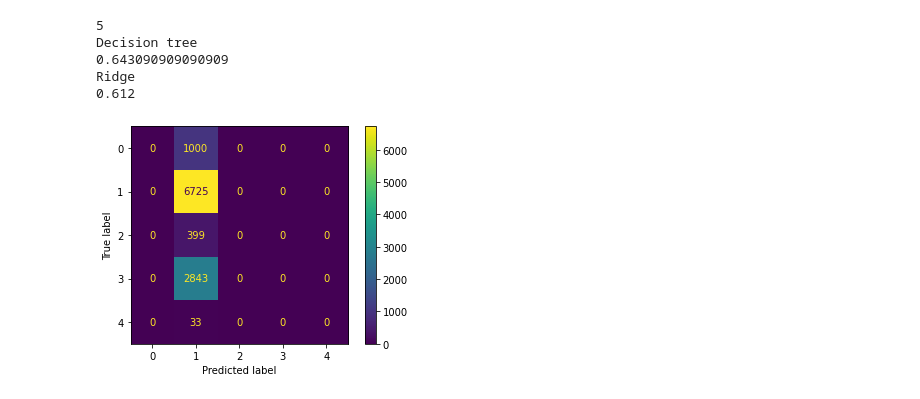
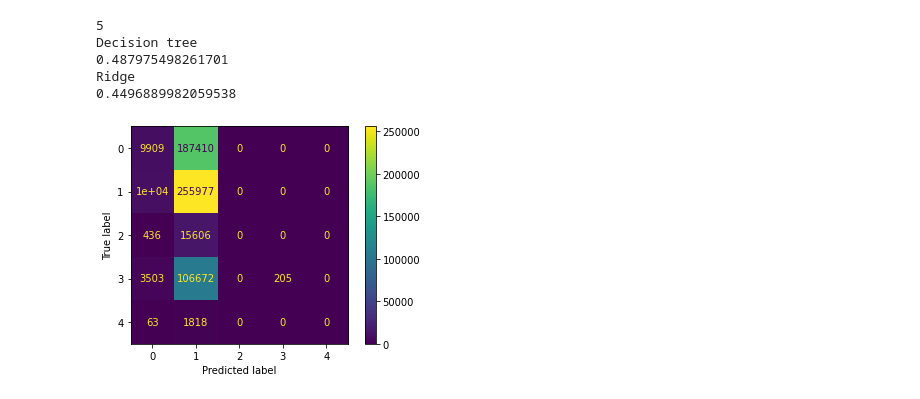
Before and after one commit to cwwalsh/machine-learning-project, a Jupyter notebook: project.ipynb, the cells around one changed output. Drawn from its saved outputs; the diff is of its cells as text; code cells hidden in the pictures.

```diff
--- a/project.ipynb
+++ b/project.ipynb
@@ -226,11 +209,16 @@ from sklearn.linear_model import RidgeClassifier
 import matplotlib
 import matplotlib.pyplot as plt
 from sklearn.model_selection import cross_val_score
+from sklearn.ensemble import RandomForestClassifier
+from sklearn.metrics import classification_report
+from sklearn.metrics import plot_confusion_matrix
+from sklearn.neighbors import KNeighborsClassifier
 
 UNREST_COLUMNS = ["EVENT_ID_CNTY",
                 "EVENT_DATE",
                 "EVENT_TYPE",
                 "REGION",
+
                 "FATALITIES",
                 "TIMESTAMP"]
 
@@ -261,6 +249,15 @@ def replaceDict(dataFrame, column):
     vals = serialize(dataFrame, column)
     return dict(zip(dataFrame[column].unique(), vals))
 
+def oneToOne(df, column):
+    count = []
+    ret = []
+    count = [df[column == val].shape[0] for val in df.column.unique()]
+    count.sort()
+    for val in df.column.unique():
+        ret.append(df[column == val].sample(count[0]))
+    return count
+
 def randomSample():
     #Read in data from files
     unrest_df = pd.read_csv("./coronavirus_Oct31.csv")
@@ -290,9 +287,9 @@ def randomSample():
     #issueType = merge['EVENT_TYPE']
     #Serialize the data and return it as the expected values for training
     #issueType = issueType.replace(replaceDict(unrest_df, "EVENT_TYPE"))
-    notPeaceful = merge[merge.EVENT_TYPE != 'Protests'].sample(10000)
+    notPeaceful = merge[merge.EVENT_TYPE != 'Protests']
 
-    peaceful = merge[merge.EVENT_TYPE == 'Protests'].sample(notPeaceful.shape[0]//10)
+    peaceful = merge[merge.EVENT_TYPE == 'Protests'].sample(notPeaceful.shape[0]//2)
 
     full = notPeaceful.append(peaceful)
     result = full.sample(full.shape[0])
@@ -334,84 +331,42 @@ ridge = RidgeClassifier(alpha=1/(2*0.01))
 ridge.fit(trainingDataNormal, issueType)
 plot_confusion_matrix(ridge, trainingDataNormal, issueType)
 plt.show()
-
+print(classification_report(issueType, ridgePred))
 
 ridge_mean_acc = []
 ridge_std_acc = []
 ridge_mean_prec = []
 ridge_std_prec = []
 ridge_c = [0.01,0.1,1,10,100]
 for C in ridge_c:
     testModel = RidgeClassifier(alpha=1/(2*C))
     tmpAcc = cross_val_score(testModel, trainingDataNormal, issueType, scoring="accuracy")
     ridge_mean_acc.append(tmpAcc.mean())
     ridge_std_acc.append(tmpAcc.std())
     tmpPrec = cross_val_score(testModel, trainingDataNormal, issueType, scoring=make_scorer(multiPrecision))
     ridge_mean_prec.append(tmpPrec.mean())
     ridge_std_prec.append(tmpPrec.std())
 
 plt.errorbar(ridge_c, ridge_mean_prec, yerr=ridge_std_prec)
 plt.errorbar(ridge_c, ridge_mean_acc, yerr=ridge_std_acc)
 plt.legend(['Precision', 'Accuracy'])
 plt.title("Ridge C")
 plt.xlabel("C");plt.ylabel("Accuracy/Precision")
 plt.show()
 
-tree_mean_acc = []
-tree_std_acc = []
-tree_mean_prec = []
-tree_std_prec = []
-tree_c = [3,5,7,11,13,15]
-'''for C in tree_c:
-    testModel = DecisionTreeClassifier(max_depth=C)
-    tmpAcc = cross_val_score(testModel, trainingDataNormal, issueType, scoring="accuracy")
-    tree_mean_acc.append(tmpAcc.mean())
-    tree_std_acc.append(tmpAcc.std())
-    tmpPrec = cross_val_score(testModel, trainingDataNormal, issueType, scoring=make_scorer(multiPrecision))
-    tree_mean_prec.append(tmpPrec.mean())
-    tree_std_prec.append(tmpPrec.std())
-
-plt.errorbar(tree_c, tree_mean_prec, yerr=tree_std_prec)
-plt.errorbar(tree_c, tree_mean_acc, yerr=tree_std_acc)
-plt.legend(['Precision', 'Accuracy'])
-plt.title("Tree Depth")
-plt.xlabel("Depth");plt.ylabel("Accuracy/Precision")
-plt.show()
-'''
-
-knn = KNeighborsClassifier(5)
-knn.fit(trainingDataNormal, issueType)
-ridgePred = knn.predict(trainingDataNormal)
-ridgePredGen = knn.predict(generalizedTestNormal)
-print("KNN")
+tree = RandomForestClassifier()
+tree.fit(trainingDataNormal, issueType)
+ridgePred = tree.predict(trainingDataNormal)
+#ridgePredGen = tree.predict(generalizedTestNormal)
+print("Random Forest")
 print(precision_score(issueType, ridgePred, average="micro"))
 #print(precision_score(issueType2, ridgePredGen, average="micro"))
-plot_confusion_matrix(knn, trainingDataNormal, issueType)
+plot_confusion_matrix(tree, trainingDataNormal, issueType)
 plt.show()
-tree_mean_acc = []
-tree_std_acc = []
-tree_mean_prec = []
-tree_std_prec = []
-k = [3,5,7,11,13,15]
-for C in k:
-    testModel = KNeighborsClassifier(C)
-    tmpAcc = cross_val_score(testModel, trainingDataNormal, issueType, scoring="accuracy")
-    tree_mean_acc.append(tmpAcc.mean())
-    tree_std_acc.append(tmpAcc.std())
-    tmpPrec = cross_val_score(testModel, trainingDataNormal, issueType, scoring=make_scorer(multiPrecision))
-    tree_mean_prec.append(tmpPrec.mean())
-    tree_std_prec.append(tmpPrec.std())
-
-plt.errorbar(tree_c, tree_mean_prec, yerr=tree_std_prec)
-plt.errorbar(tree_c, tree_mean_acc, yerr=tree_std_acc)
-plt.legend(['Precision', 'Accuracy'])
-plt.title("Tree Depth")
-plt.xlabel("Depth");plt.ylabel("Accuracy/Precision")
-plt.show()
 # %% [output]
 5
 Decision tree
-0.643090909090909
+0.487975498261701
 Ridge
-0.612
+0.4496889982059538
-[figure, old version]
+[figure, new version]
```
Also changed, not shown: parts of 3 cells of this notebook.
